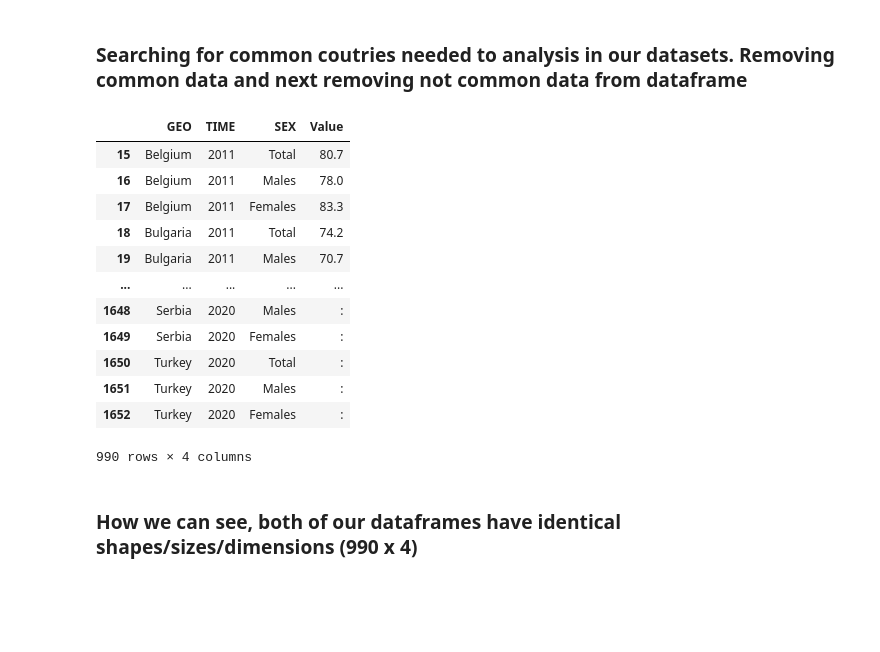
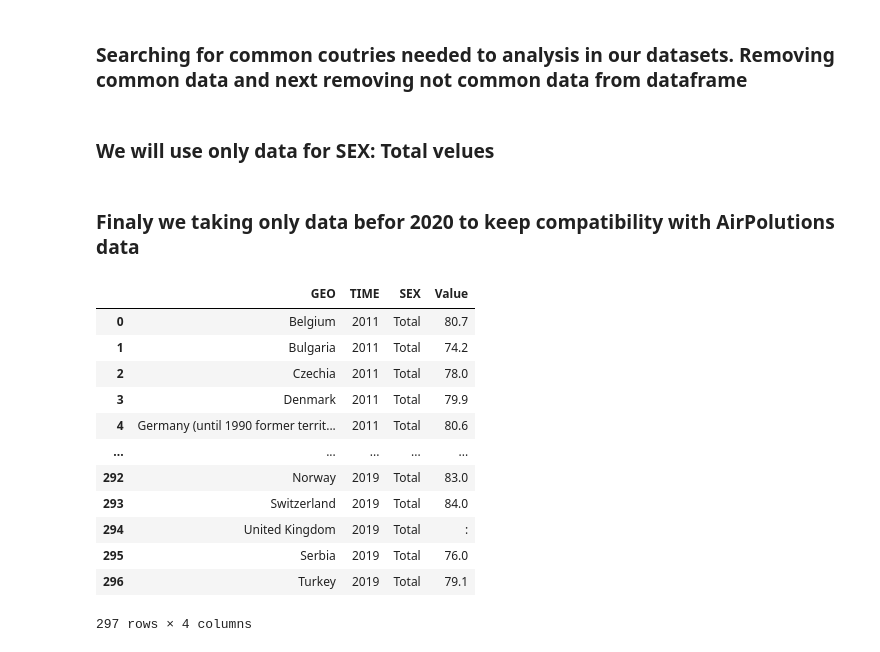
Before and after one commit to PatrickDabkowski/Life_Expectancy_Analysis, a Jupyter notebook: LifeExpentancy.ipynb, the cells around one changed output. Saved outputs shown, nothing was run; the diff lists cells and outputs as text; code cells hidden in the pictures; blank space fills up the shorter version.

```diff
--- a/LifeExpentancy.ipynb
+++ b/LifeExpentancy.ipynb
@@ -199,32 +199,37 @@ m_df
 1680 rows × 4 columns
 # %% [markdown]
 ### Searching for common coutries needed to analysis in our datasets. Removing common data and next removing not common data from dataframe
+# %% [markdown]
+### We will use only data for SEX: Total velues
+# %% [markdown]
+### Finaly we taking only data befor 2020 to keep compatibility with AirPolutions data
 # %%
 df_geo = list(df['GEO'])
 m_df_geo = list(m_df['GEO'])
 common = list(set(df_geo).intersection(m_df_geo))
 for i in m_df_geo[:]:
       if i in common:
           m_df_geo.remove(i)
 m_df_geo
 
 for geo in m_df['GEO']:
     if geo in m_df_geo:
         m_df.drop(m_df.loc[m_df['GEO'] == geo ].index, inplace=True)
+m_df.reset_index(inplace = True, drop = True)
+m_df = m_df[m_df['SEX'] == 'Total']
+m_df = m_df[m_df['TIME'] < 2020]
 m_df
 # %% [output]
 |  | GEO | TIME | SEX | Value |
-| 15 | Belgium | 2011 | Total | 80.7 |
-| 16 | Belgium | 2011 | Males | 78.0 |
-| 17 | Belgium | 2011 | Females | 83.3 |
-| 18 | Bulgaria | 2011 | Total | 74.2 |
-| 19 | Bulgaria | 2011 | Males | 70.7 |
+| 0 | Belgium | 2011 | Total | 80.7 |
+| 1 | Bulgaria | 2011 | Total | 74.2 |
+| 2 | Czechia | 2011 | Total | 78.0 |
+| 3 | Denmark | 2011 | Total | 79.9 |
+| 4 | Germany (until 1990 former territ... | 2011 | Total | 80.6 |
 | ... | ... | ... | ... | ... |
-| 1648 | Serbia | 2020 | Males | : |
-| 1649 | Serbia | 2020 | Females | : |
-| 1650 | Turkey | 2020 | Total | : |
-| 1651 | Turkey | 2020 | Males | : |
-| 1652 | Turkey | 2020 | Females | : |
+| 292 | Norway | 2019 | Total | 83.0 |
+| 293 | Switzerland | 2019 | Total | 84.0 |
+| 294 | United Kingdom | 2019 | Total | : |
+| 295 | Serbia | 2019 | Total | 76.0 |
+| 296 | Turkey | 2019 | Total | 79.1 |
-990 rows × 4 columns
+297 rows × 4 columns
-# %% [markdown]
-### How we can see, both of our dataframes have identical shapes/sizes/dimensions (990 x 4)
```
